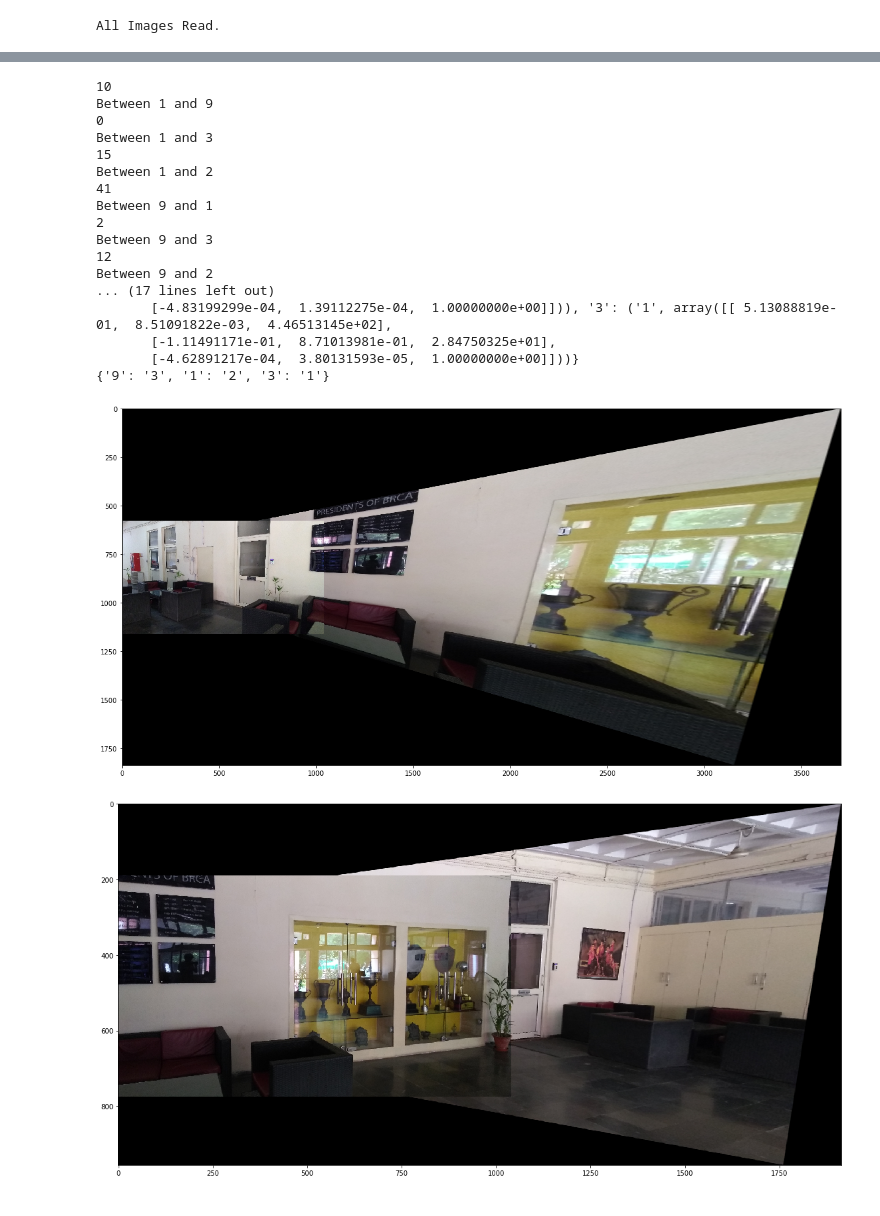
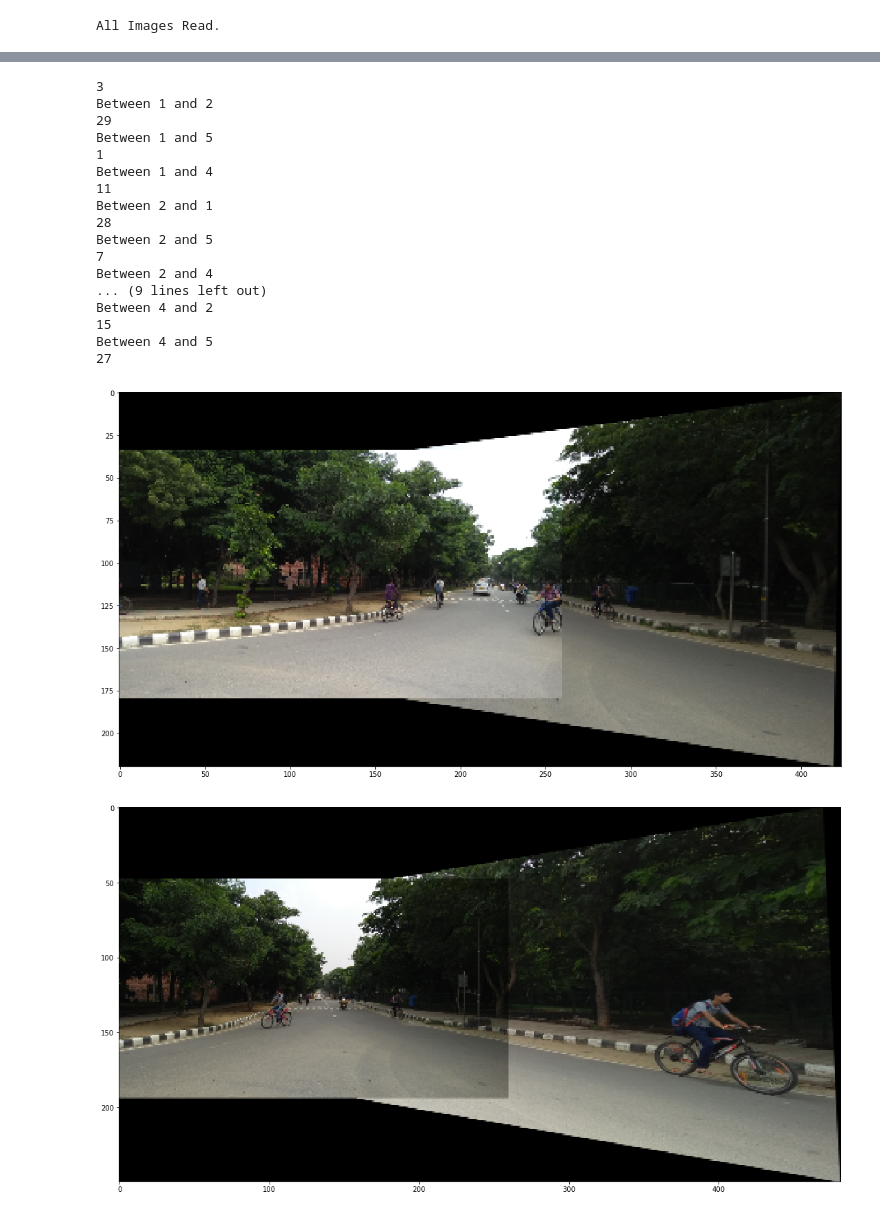
Before and after one commit to krishanudb/computer_vision, a Jupyter notebook: assignment_2/fresh_start.ipynb, the cells around one changed output, grey strips where cells are left out. Saved outputs shown, nothing was run; the diff lists cells and outputs as text; code cells hidden in the pictures.

Commit message:
panorama wrt the central image computed. panorama 2 not working. Need to resolve bugs

```diff
--- a/assignment_2/fresh_start.ipynb
+++ b/assignment_2/fresh_start.ipynb
@@ -8,7 +8,7 @@ import cv2
 
 from sklearn.cluster import MiniBatchKMeans
 # %%
-folder = 'InSample1/2'
+folder = 'InSample1/4/'
 
 files = os.listdir(folder)
 pics = {}
@@ -134,5 +134,5 @@ average_matches_per_pair
 # %%
-MIN_MATCH_COUNT=  10
+MIN_MATCH_COUNT = 3
 
 print(MIN_MATCH_COUNT)
 best_match = {}
@@ -160,8 +160,8 @@ for i in kpics.keys():
                 img1, img2, kp1, kp2 = kpics[i], kpics[j], kp[i], kp[j]
                 cimg1, cimg2 = pics[i], pics[j]
 
-                img1_pts = np.float32([ kp1[m.queryIdx].pt for m in good_matches ]).reshape(-1,1,2)
-                img2_pts = np.float32([ kp2[m.trainIdx].pt for m in good_matches ]).reshape(-1,1,2)
+                img1_pts = np.float32([ kp1[m.queryIdx].pt for m in matches_dict[i][j]]).reshape(-1,1,2)
+                img2_pts = np.float32([ kp2[m.trainIdx].pt for m in matches_dict[i][j]]).reshape(-1,1,2)
                 H1, mask = cv2.findHomography(img1_pts, img2_pts, cv2.RANSAC,8, maxIters=2000)
 
                 if type(H1) != type(None) and H1[0][2] > 0:
@@ -178,56 +178,58 @@ for i in kpics.keys():
                         order[j] = i
 
 
-print(best_match)
-print(order)
+# print(best_match)
+# print(order)
+# print(bm)
 # %% [output]
-10
-Between 1 and 9
-0
-Between 1 and 3
+3
+Between 1 and 2
+29
+Between 1 and 5
+1
+Between 1 and 4
+11
+Between 2 and 1
+28
+Between 2 and 5
+7
+Between 2 and 4
+... (9 lines left out)
+Between 4 and 2
 15
-Between 1 and 2
-41
-Between 9 and 1
-2
-Between 9 and 3
-12
-Between 9 and 2
-... (17 lines left out)
-       [-4.83199299e-04,  1.39112275e-04,  1.00000000e+00]])), '3': ('1', array([[ 5.13088819e-01,  8.51091822e-03,  4.46513145e+02],
-       [-1.11491171e-01,  8.71013981e-01,  2.84750325e+01],
-       [-4.62891217e-04,  3.80131593e-05,  1.00000000e+00]]))}
-{'9': '3', '1': '2', '3': '1'}
+Between 4 and 5
+27
 # %%
 for key in best_match.keys():
     match, H = best_match[key]
 
     img1, img2 = pics[match], pics[key]
 
     h1,w1 = img1.shape[:2]
     h2,w2 = img2.shape[:2]
     pts1 = np.float32([[0,0],[0,h1],[w1,h1],[w1,0]]).reshape(-1,1,2)
     pts2 = np.float32([[0,0],[0,h2],[w2,h2],[w2,0]]).reshape(-1,1,2)
 
 
     pts2_ = cv2.perspectiveTransform(pts2, H)
     pts = np.concatenate((pts1, pts2_), axis=0)
 
     [xmin, ymin] = np.int32(pts.min(axis=0).ravel() - 0.5)
     [xmax, ymax] = np.int32(pts.max(axis=0).ravel() + 0.5)
 
     t = [-xmin,-ymin]
 
     Ht = np.array([[1,0,t[0]],[0,1,t[1]],[0,0,1]])
 
     result = cv2.warpPerspective(img1, Ht.dot(H), (xmax-xmin, ymax-ymin))
     result[t[1]:h1+t[1],t[0]:w1+t[0]] = img2
 
+    result = cv2.resize(result,None,fx=0.25,fy=0.25)
     result = cv2.cvtColor(result, cv2.COLOR_BGR2RGB)
 
     plt.figure(figsize=(20, 10))
     plt.imshow(result)
     plt.show()
 # %% [output]
-[figure, old version]
+[figure, new version]
-[figure, old version]
+[figure, new version]
```
Also changed, not shown: parts of 10 cells of this notebook.
